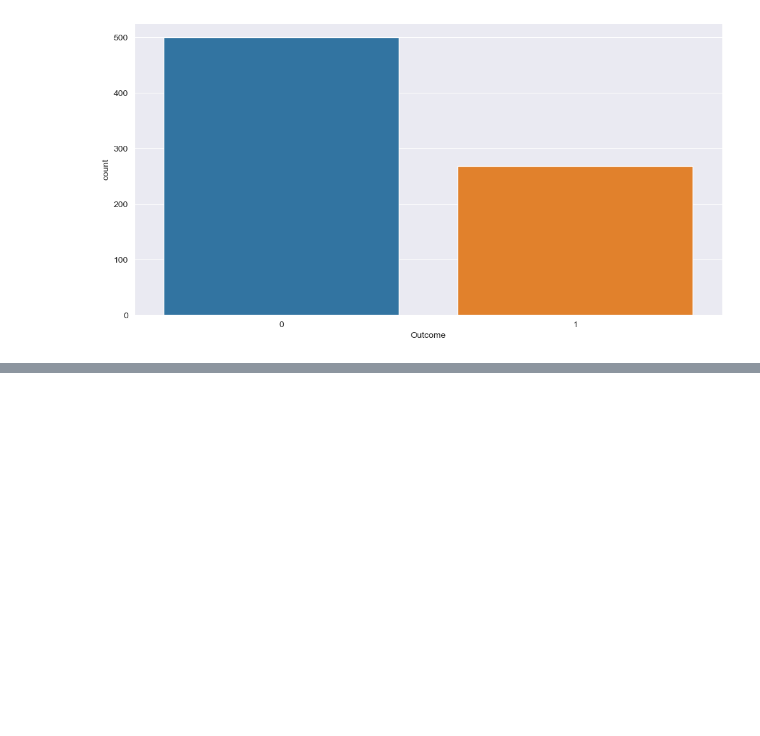
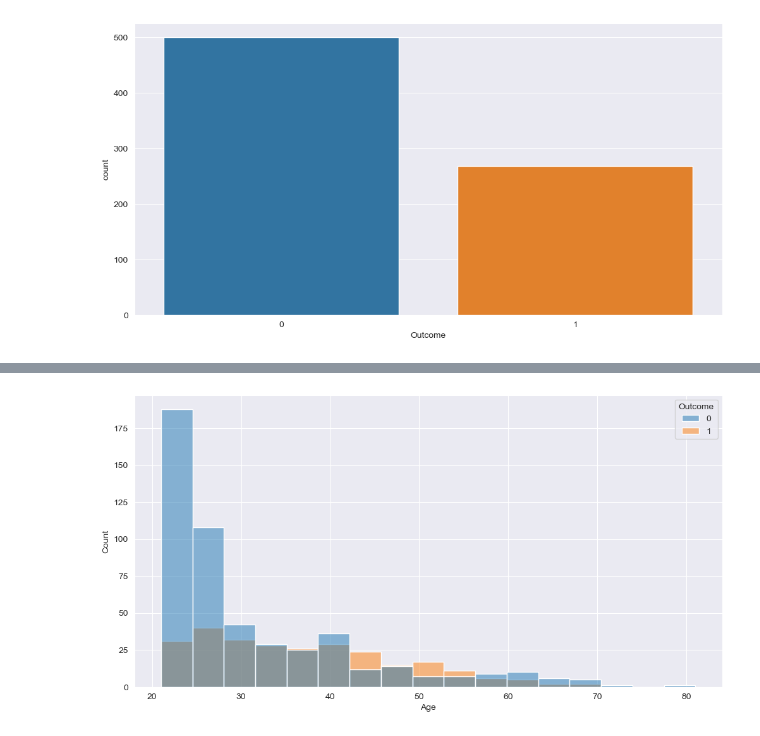
Before and after one commit to KishanYern/Data-Science-Project, a Jupyter notebook: diabetes.ipynb, the cells around one changed output, grey strips where cells are left out. Cells and saved outputs as stored; diff of their text form; code cells hidden in the pictures; blank space fills up the shorter version.

```diff
--- a/diabetes.ipynb
+++ b/diabetes.ipynb
@@ -110,0 +115,6 @@ sns.
+# %%
+sns.histplot(x='Age', hue='Outcome', data=df)
+
+plt.show()
+# %% [output]
+[figure, added]
```
Also changed, not shown: parts of 25 cells of this notebook.
